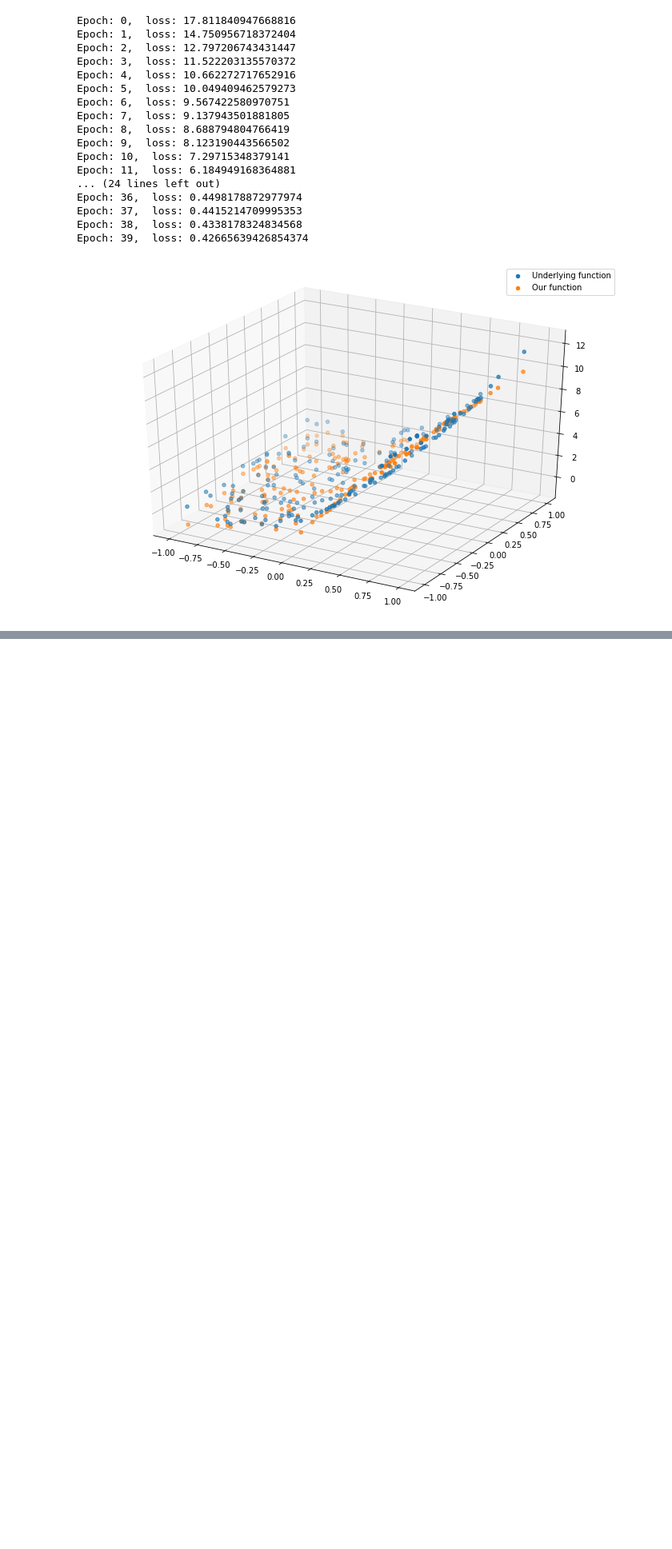
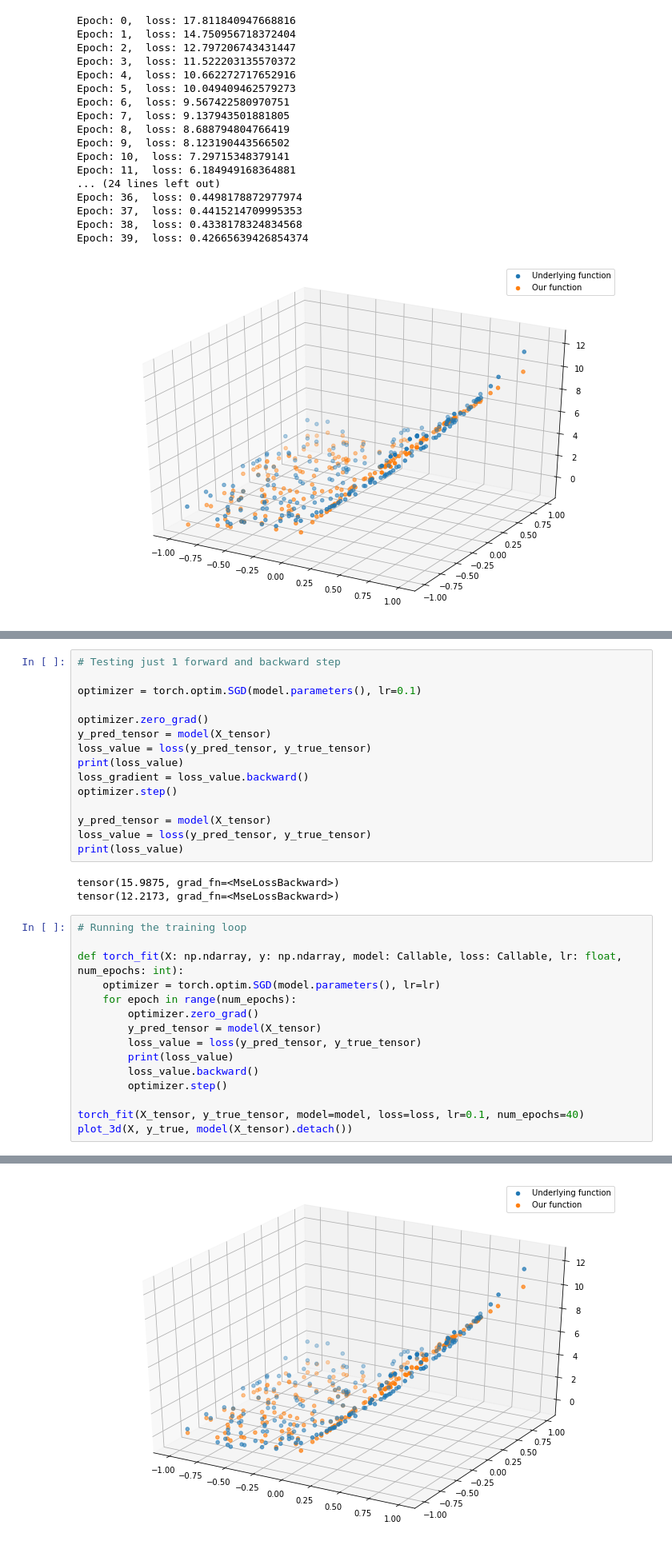
Before and after one commit to IndraP24/Full-Stack-Deep-Learning-Spring21, a Jupyter notebook: Deep Learning Fundamentals/Part 1 Basics | Coding a Neural Network.ipynb, the cells around one changed output, grey strips where cells are left out. Shown at 80% size. Drawn from its saved outputs; the diff is of its cells as text; blank space fills up the shorter version.

```diff
--- a/Deep Learning Fundamentals/Part 1 Basics | Coding a Neural Network.ipynb
+++ b/Deep Learning Fundamentals/Part 1 Basics | Coding a Neural Network.ipynb
@@ -551,0 +584,34 @@ Epoch: 39,  loss: 0.42665639426854374
+# %%
+# Testing just 1 forward and backward step
+
+optimizer = torch.optim.SGD(model.parameters(), lr=0.1)
+
+optimizer.zero_grad()
+y_pred_tensor = model(X_tensor)
+loss_value = loss(y_pred_tensor, y_true_tensor)
+print(loss_value)
+loss_gradient = loss_value.backward()
+optimizer.step()
+
+y_pred_tensor = model(X_tensor)
+loss_value = loss(y_pred_tensor, y_true_tensor)
+print(loss_value)
+# %% [output]
+tensor(15.9875, grad_fn=<MseLossBackward>)
+tensor(12.2173, grad_fn=<MseLossBackward>)
+# %%
+# Running the training loop
+
+def torch_fit(X: np.ndarray, y: np.ndarray, model: Callable, loss: Callable, lr: float, num_epochs: int):
+    optimizer = torch.optim.SGD(model.parameters(), lr=lr)
+    for epoch in range(num_epochs):
+        optimizer.zero_grad()
+        y_pred_tensor = model(X_tensor)
+        loss_value = loss(y_pred_tensor, y_true_tensor)
+        print(loss_value)
+        loss_value.backward()
+        optimizer.step()
+
+torch_fit(X_tensor, y_true_tensor, model=model, loss=loss, lr=0.1, num_epochs=40)
+plot_3d(X, y_true, model(X_tensor).detach())
+# %% [output]
@@ -551,0 +635 @@ Epoch: 39,  loss: 0.42665639426854374
+[figure, added]
```
Also changed, not shown: parts of 5 cells of this notebook.
